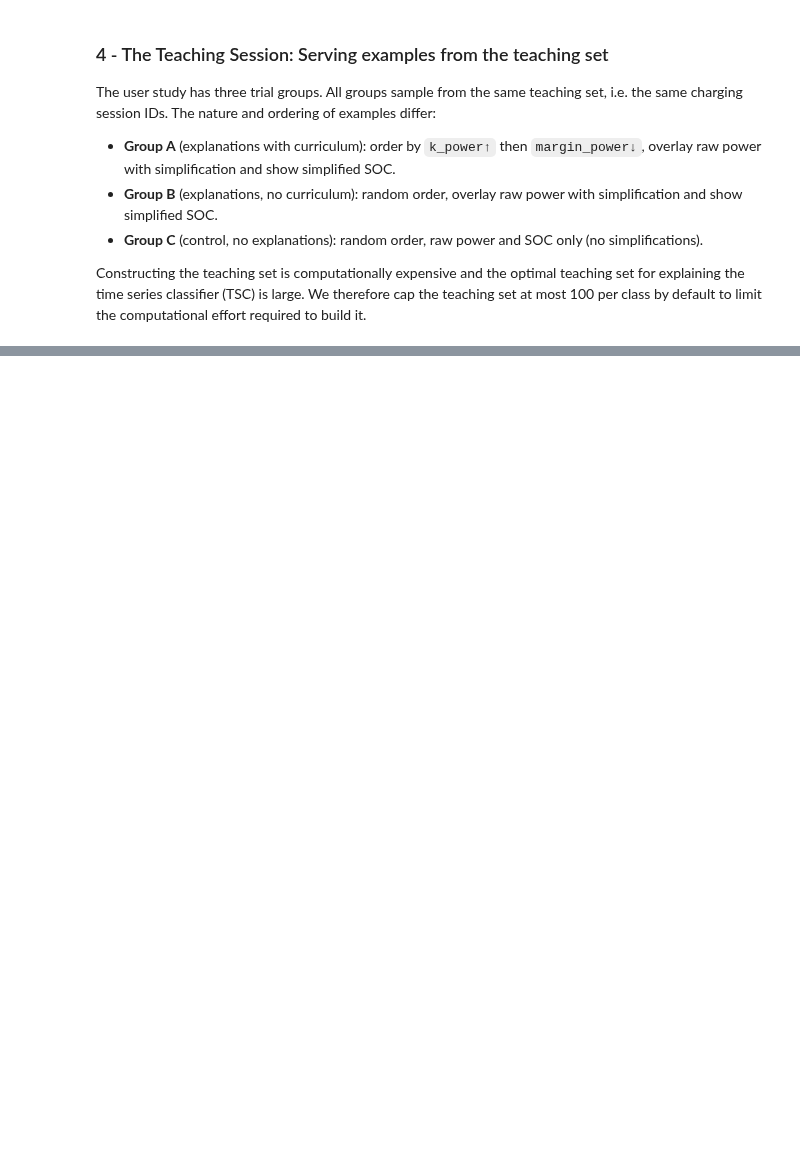
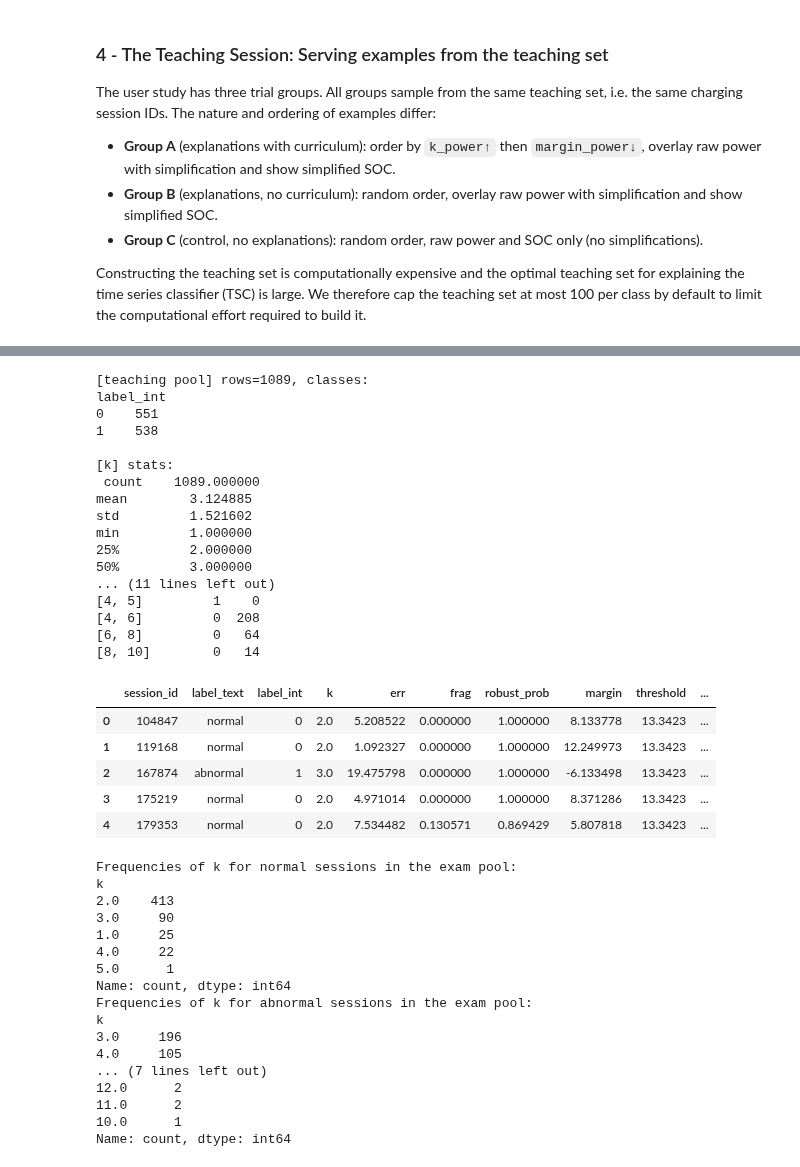
Before and after one commit to SebastianRokholt/Machine-Teaching-for-XAI--TimeSeries-Models, a Jupyter notebook: Notebooks/06__MT4XAI.ipynb, the cells around one changed output, grey strips where cells are left out. Drawn from its saved outputs; the diff is of its cells as text; code cells hidden in the pictures; blank space fills up the shorter version.

```diff
--- a/Notebooks/06__MT4XAI.ipynb
+++ b/Notebooks/06__MT4XAI.ipynb
@@ -492,0 +799,49 @@ _ = s.serve_examples(
+# %%
+# Summary statistics
+exam_pool.describe()
+display(exam_pool.pool_df.head())
+print("Frequencies of k for normal sessions in the exam pool:")
+print(exam_pool.pool_df[exam_pool.pool_df["label_text"] == "normal"]["k"].value_counts())
+print("Frequencies of k for abnormal sessions in the exam pool:")
+print(exam_pool.pool_df[exam_pool.pool_df["label_text"] == "abnormal"]["k"].value_counts())
+# %% [output]
+[teaching pool] rows=1089, classes:
+label_int
+0    551
+1    538
+
+[k] stats:
+ count    1089.000000
+mean        3.124885
+std         1.521602
+min         1.000000
+25%         2.000000
+50%         3.000000
+... (11 lines left out)
+[4, 5]         1    0
+[4, 6]         0  208
+[6, 8]         0   64
+[8, 10]        0   14
+|  | session_id | label_text | label_int | k | err | frag | robust_prob | margin | threshold | ... |
+| 0 | 104847 | normal | 0 | 2.0 | 5.208522 | 0.000000 | 1.000000 | 8.133778 | 13.3423 | ... |
+| 1 | 119168 | normal | 0 | 2.0 | 1.092327 | 0.000000 | 1.000000 | 12.249973 | 13.3423 | ... |
+| 2 | 167874 | abnormal | 1 | 3.0 | 19.475798 | 0.000000 | 1.000000 | -6.133498 | 13.3423 | ... |
+| 3 | 175219 | normal | 0 | 2.0 | 4.971014 | 0.000000 | 1.000000 | 8.371286 | 13.3423 | ... |
+| 4 | 179353 | normal | 0 | 2.0 | 7.534482 | 0.130571 | 0.869429 | 5.807818 | 13.3423 | ... |
+Frequencies of k for normal sessions in the exam pool:
+k
+2.0    413
+3.0     90
+1.0     25
+4.0     22
+5.0      1
+Name: count, dtype: int64
+Frequencies of k for abnormal sessions in the exam pool:
+k
+3.0     196
+4.0     105
+... (7 lines left out)
+12.0      2
+11.0      2
+10.0      1
+Name: count, dtype: int64
```
Also changed, not shown: parts of 21 cells of this notebook, 12 other files.
